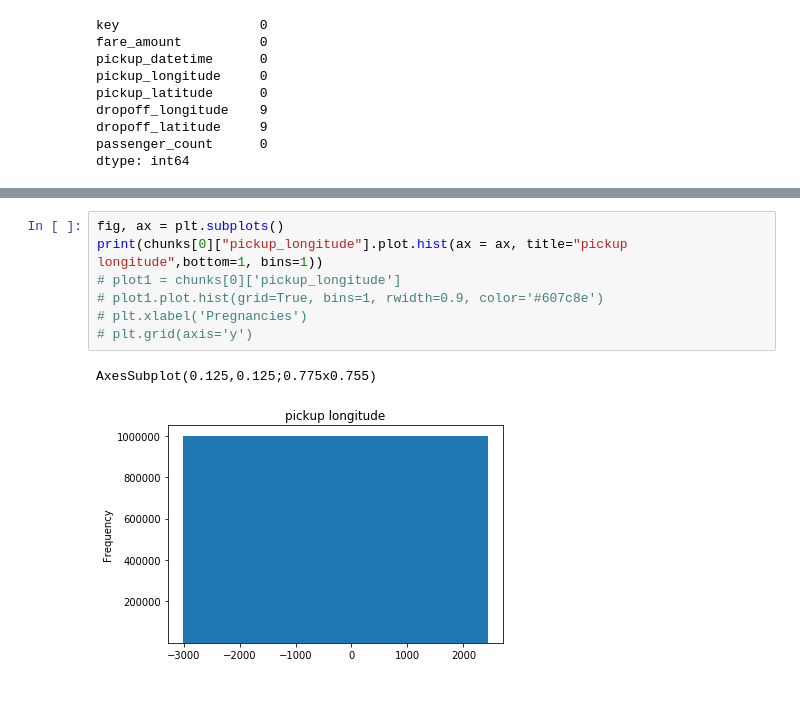
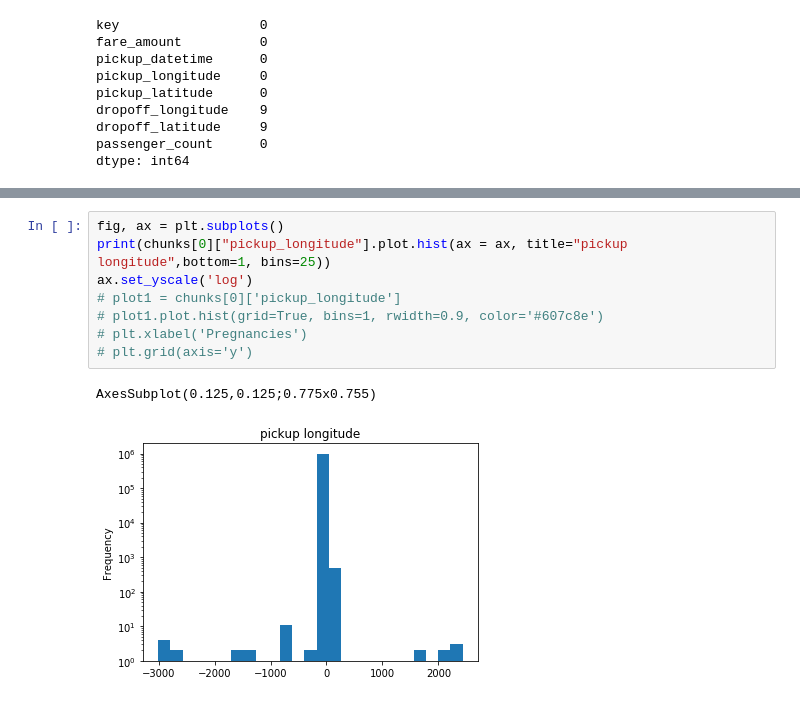
Before and after one commit to brahmakulkarni/Taxi, a Jupyter notebook: Code.ipynb, the cells around one changed output, grey strips where cells are left out. Saved outputs shown, nothing was run; the diff lists cells and outputs as text.

```diff
--- a/Code.ipynb
+++ b/Code.ipynb
@@ -75,11 +75,12 @@ chunks[0].head()
 | 4 | 2010-05-25 17:57:00.000000145 | 6.5 | 2010-05-25 17:57:00 UTC | -74.003943 | 40.72567 | -73.988915 | ... |
 # %%
 fig, ax = plt.subplots()
-print(chunks[0]["pickup_longitude"].plot.hist(ax = ax, title="pickup longitude",bottom=1, bins=1))
+print(chunks[0]["pickup_longitude"].plot.hist(ax = ax, title="pickup longitude",bottom=1, bins=25))
+ax.set_yscale('log')
 # plot1 = chunks[0]['pickup_longitude']
 # plot1.plot.hist(grid=True, bins=1, rwidth=0.9, color='#607c8e')
 # plt.xlabel('Pregnancies')
 # plt.grid(axis='y')
 # %% [output]
 AxesSubplot(0.125,0.125;0.775x0.755)
-[figure, old version]
+[figure, new version]
```
Also changed, not shown: parts of 5 cells of this notebook.
